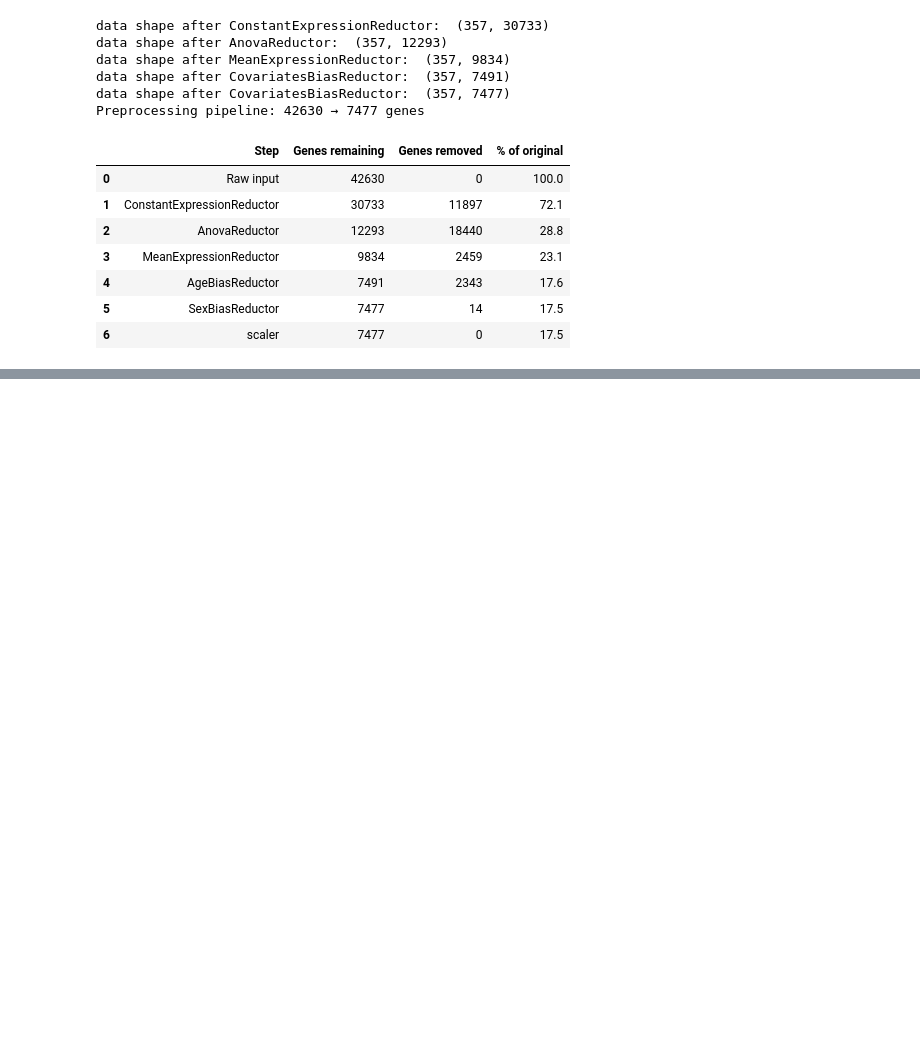
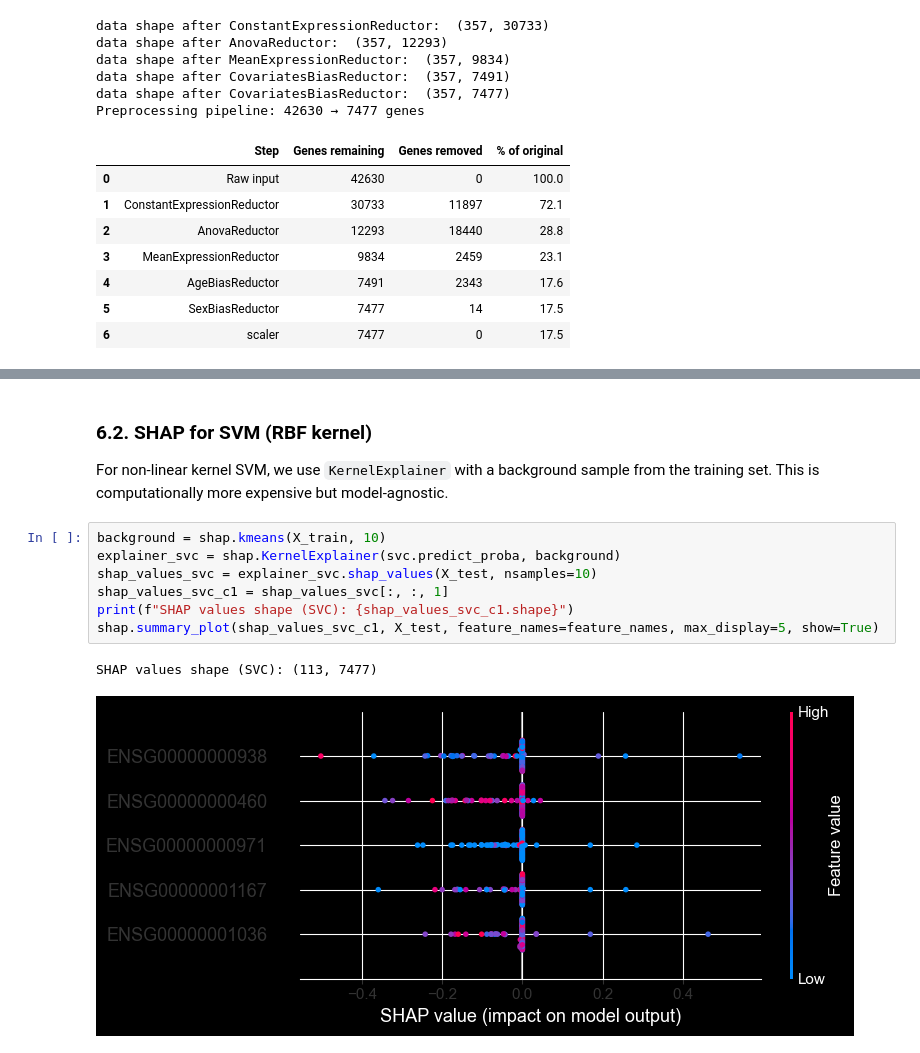
Before and after one commit to kasiaOsowska/pancreatic_canacer_dataset_analysis, a Jupyter notebook: best_results.ipynb, the cells around one changed output, grey strips where cells are left out. Drawn from its saved outputs; the diff is of its cells as text; blank space fills up the shorter version.

```diff
--- a/best_results.ipynb
+++ b/best_results.ipynb
@@ -899,0 +746,14 @@ Confusion matrix:
+# %% [markdown]
+### 6.2. SHAP for SVM (RBF kernel)
+
+For non-linear kernel SVM, we use `KernelExplainer` with a background sample from the training set. This is computationally more expensive but model-agnostic.
+# %%
+background = shap.kmeans(X_train, 10)
+explainer_svc = shap.KernelExplainer(svc.predict_proba, background)
+shap_values_svc = explainer_svc.shap_values(X_test, nsamples=10)
+shap_values_svc_c1 = shap_values_svc[:, :, 1]
+print(f"SHAP values shape (SVC): {shap_values_svc_c1.shape}")
+shap.summary_plot(shap_values_svc_c1, X_test, feature_names=feature_names, max_display=5, show=True)
+# %% [output]
+SHAP values shape (SVC): (113, 7477)
+[figure, added]
```
Also changed, not shown: parts of 50 cells of this notebook.
